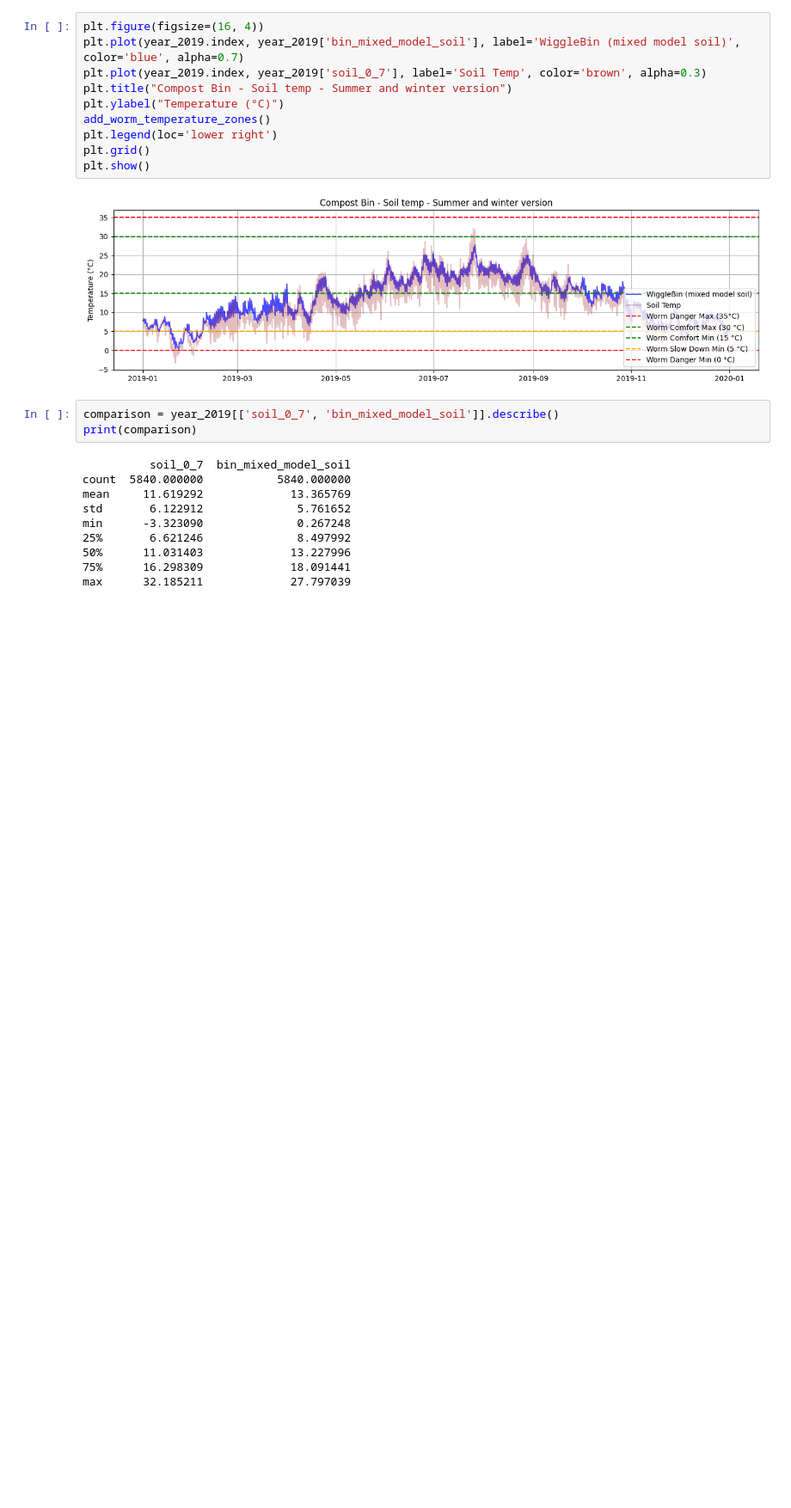
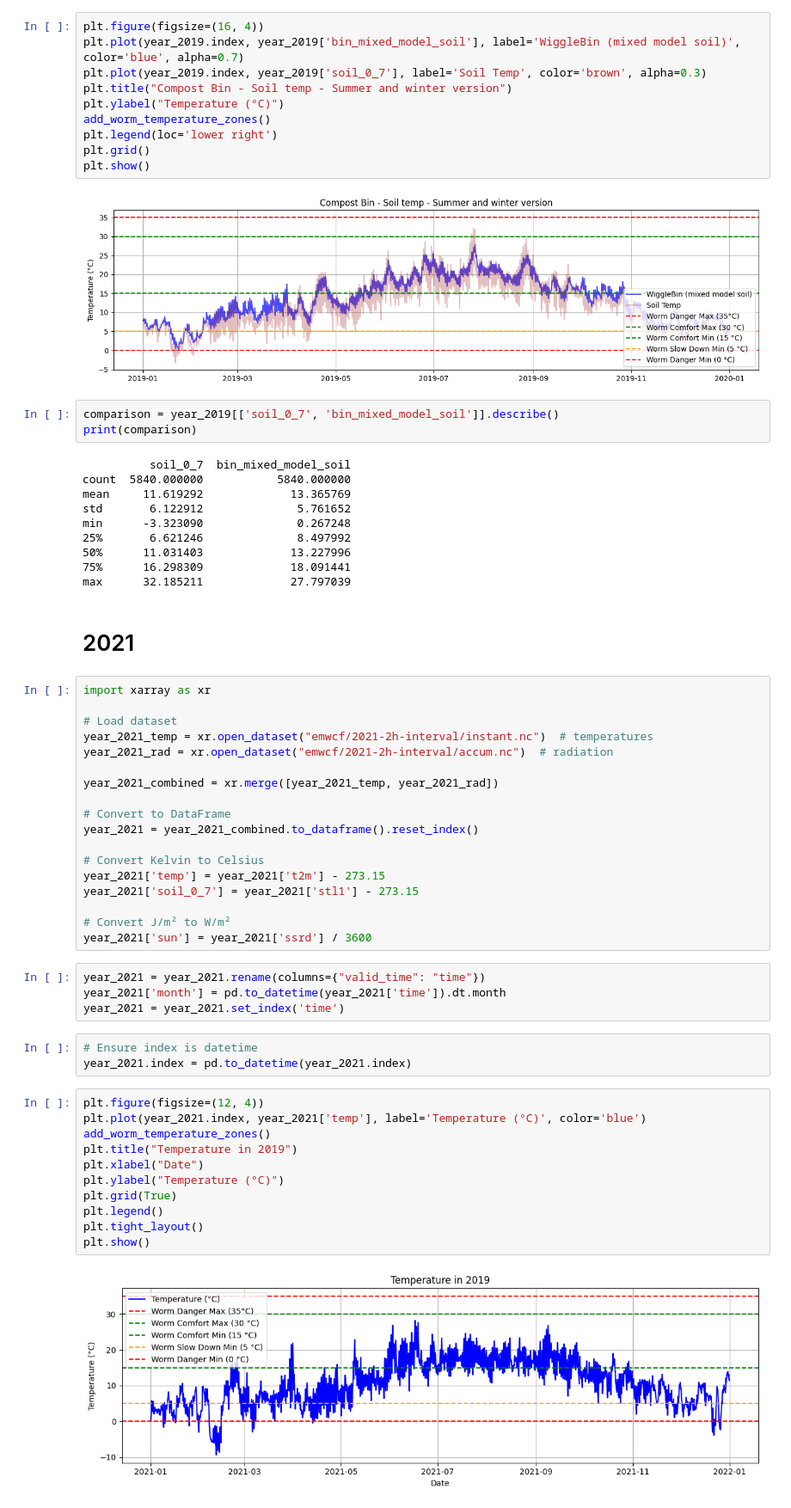
Before and after one commit to wiggle-bin/wiggle-research, a Jupyter notebook: wiggle-bin-year-analysis.ipynb, the cells around one changed output. Shown at 86% size. Cells and saved outputs as stored; diff of their text form; blank space fills up the shorter version.

Commit message:
Added analysis of year 2021 as well

```diff
--- a/wiggle-bin-year-analysis.ipynb
+++ b/wiggle-bin-year-analysis.ipynb
@@ -177,3 +177,43 @@ min      -3.323090              0.267248
 50%      11.031403             13.227996
 75%      16.298309             18.091441
 max      32.185211             27.797039
+# %% [markdown]
+# 2021
+# %%
+import xarray as xr
+
+# Load dataset
+year_2021_temp = xr.open_dataset("emwcf/2021-2h-interval/instant.nc")  # temperatures
+year_2021_rad = xr.open_dataset("emwcf/2021-2h-interval/accum.nc")  # radiation
+
+year_2021_combined = xr.merge([year_2021_temp, year_2021_rad])
+
+# Convert to DataFrame
+year_2021 = year_2021_combined.to_dataframe().reset_index()
+
+# Convert Kelvin to Celsius
+year_2021['temp'] = year_2021['t2m'] - 273.15
+year_2021['soil_0_7'] = year_2021['stl1'] - 273.15
+
+# Convert J/m² to W/m²
+year_2021['sun'] = year_2021['ssrd'] / 3600
+# %%
+year_2021 = year_2021.rename(columns={"valid_time": "time"})
+year_2021['month'] = pd.to_datetime(year_2021['time']).dt.month
+year_2021 = year_2021.set_index('time')
+# %%
+# Ensure index is datetime
+year_2021.index = pd.to_datetime(year_2021.index)
+# %%
+plt.figure(figsize=(12, 4))
+plt.plot(year_2021.index, year_2021['temp'], label='Temperature (°C)', color='blue')
+add_worm_temperature_zones()
+plt.title("Temperature in 2019")
+plt.xlabel("Date")
+plt.ylabel("Temperature (°C)")
+plt.grid(True)
+plt.legend()
+plt.tight_layout()
+plt.show()
+# %% [output]
+[figure, added]
```
Also changed, not shown: parts of 11 cells of this notebook.
